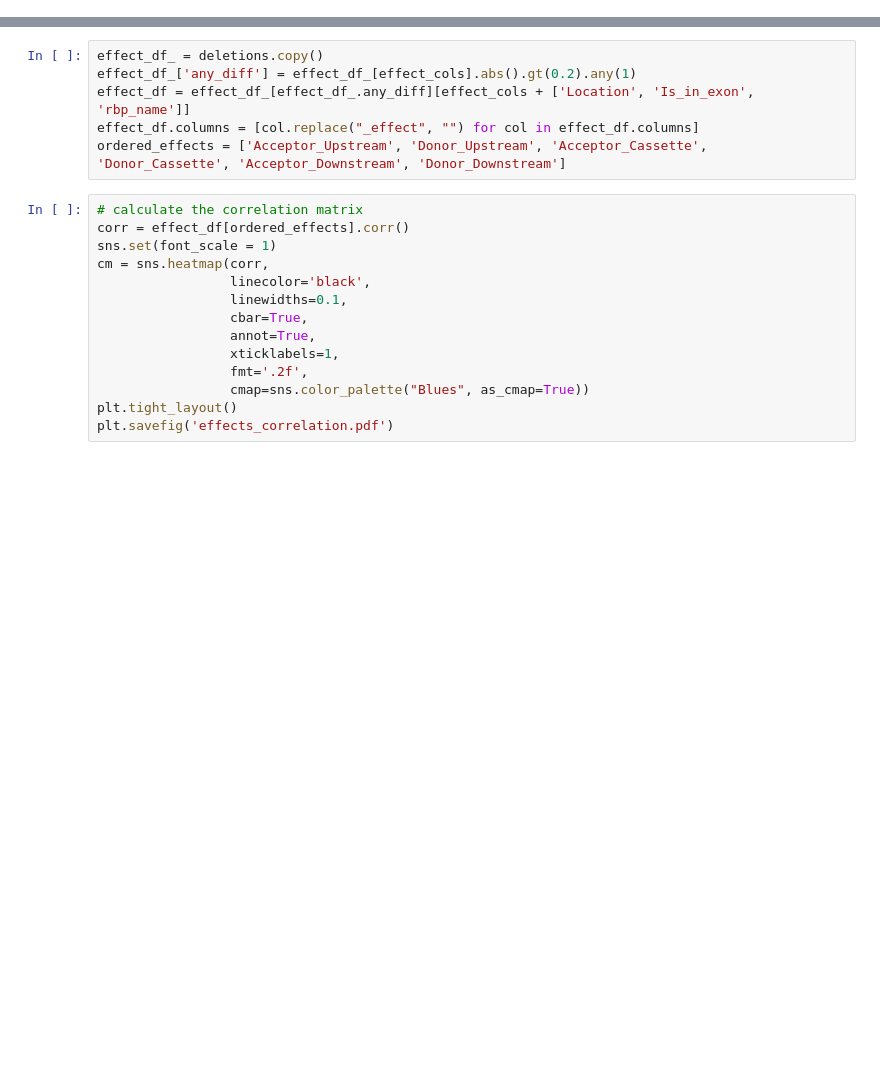
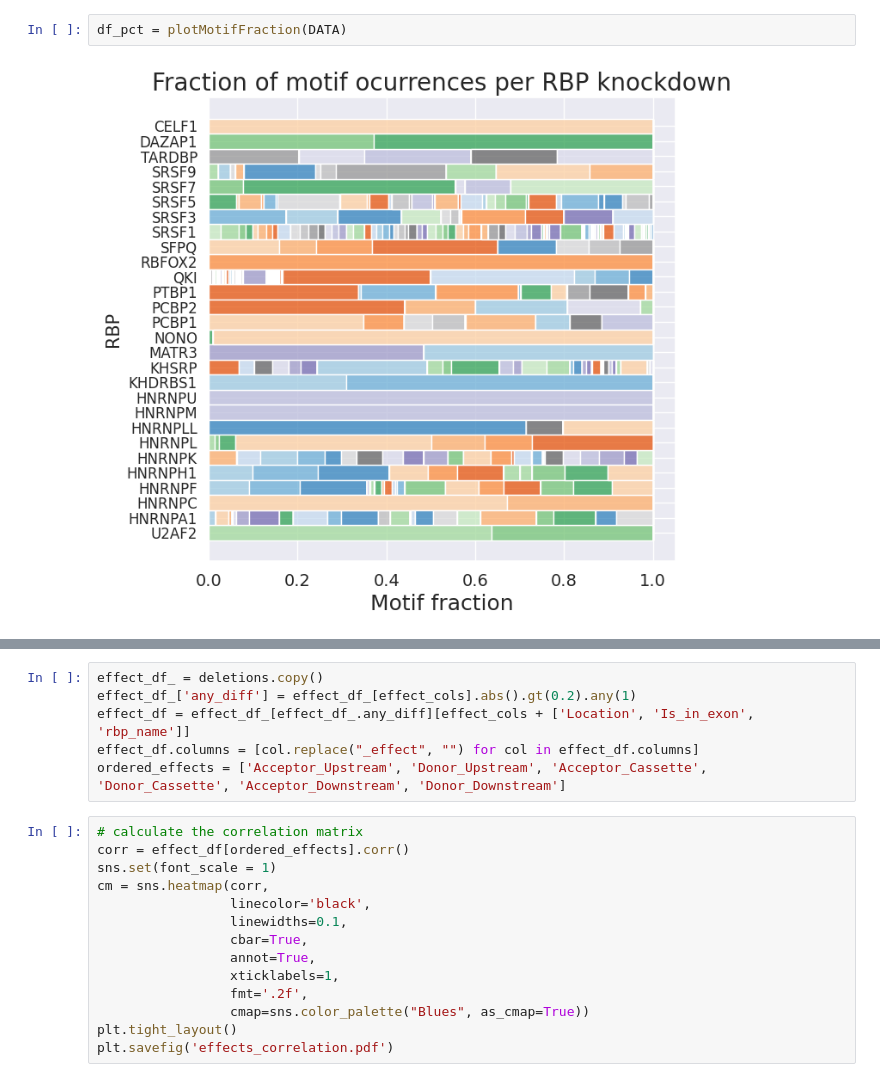
Before and after one commit to PedroBarbosa/mutsplice, a Jupyter notebook: notebooks/3_analyse_mutsplice.ipynb, the cells around one changed output, grey strips where cells are left out. Drawn from its saved outputs; the diff is of its cells as text; blank space fills up the shorter version.

```diff
--- a/notebooks/3_analyse_mutsplice.ipynb
+++ b/notebooks/3_analyse_mutsplice.ipynb
@@ -177,0 +198,4 @@ LinAlgError: singular matrix
+# %%
+df_pct = plotMotifFraction(DATA)
+# %% [output]
+[figure, added]
```
Also changed, not shown: parts of 71 cells of this notebook, 19 other files.
